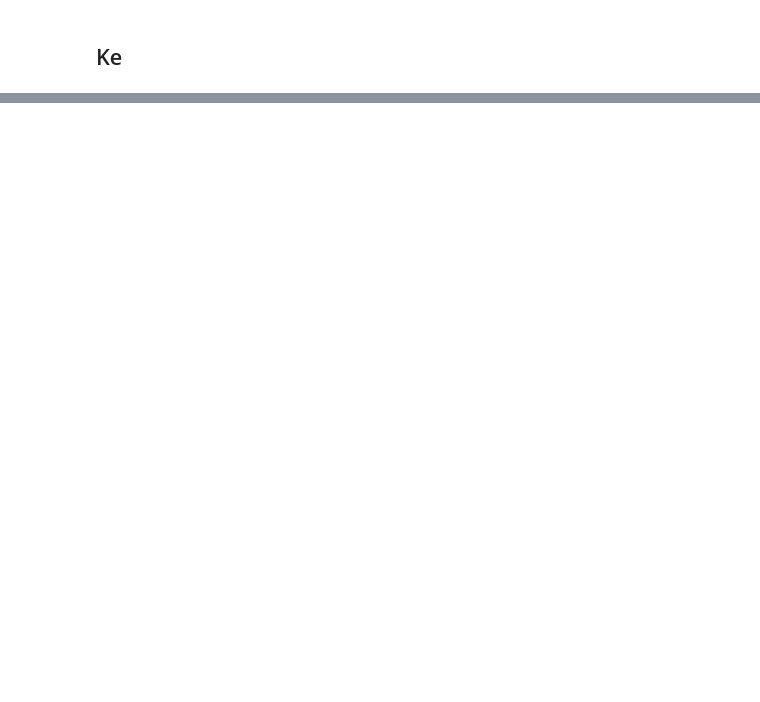
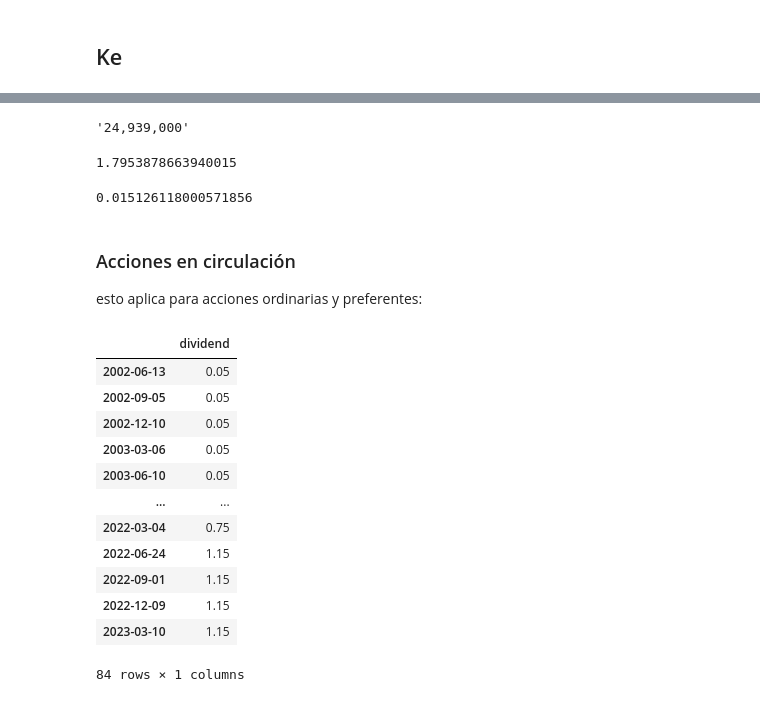
Before and after one commit to gabilang12/finanzas_corporativas, a Jupyter notebook: fc_parte_7.ipynb, the cells around one changed output, grey strips where cells are left out. Saved outputs shown, nothing was run; the diff lists cells and outputs as text; code cells hidden in the pictures; blank space fills up the shorter version.

```diff
--- a/fc_parte_7.ipynb
+++ b/fc_parte_7.ipynb
@@ -293,0 +321,18 @@ Treasury Shares Number (acciones preferentes)
+# %%
+patrimonio
+# %% [output]
+'24,939,000'
+# %%
+beta_apalancada = beta_desapalancada * (1 + (1-tasa_impuestos)*((int(deuda.replace(",", ""))*1000)/(int(patrimonio.replace(",", ""))*1000)))
+beta_apalancada
+# %% [output]
+1.7953878663940015
+# %%
+tasa_utilidades_retenidas =  kf + beta_apalancada * (p_anual - kf)
+tasa_utilidades_retenidas
+# %% [output]
+0.015126118000571856
+# %% [markdown]
+### Acciones en circulación
+
+esto aplica para acciones ordinarias y preferentes:
@@ -293,0 +342,22 @@ Treasury Shares Number (acciones preferentes)
+# %%
+#necesitamos el precio de la accion cuanto empezaron las dividendos (del primero año completo) --> para FedEx seria 2003
+#sacamos los dividendos
+from yahoo_fin import stock_info as si
+index = 'FDX'
+aux_div = si.get_dividends(index)
+aux_div = aux_div.drop(['ticker'], axis = 1)
+aux_div
+# %% [output]
+|  | dividend |
+| 2002-06-13 | 0.05 |
+| 2002-09-05 | 0.05 |
+| 2002-12-10 | 0.05 |
+| 2003-03-06 | 0.05 |
+| 2003-06-10 | 0.05 |
+| ... | ... |
+| 2022-03-04 | 0.75 |
+| 2022-06-24 | 1.15 |
+| 2022-09-01 | 1.15 |
+| 2022-12-09 | 1.15 |
+| 2023-03-10 | 1.15 |
+84 rows × 1 columns
```
Also changed, not shown: parts of 23 cells of this notebook.
